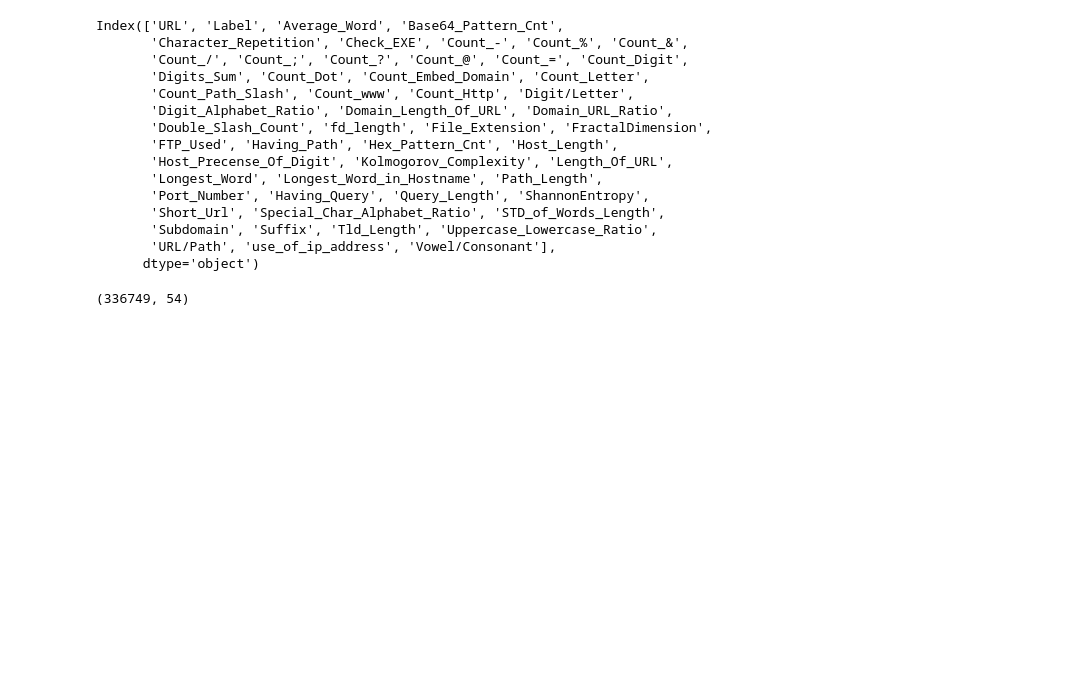
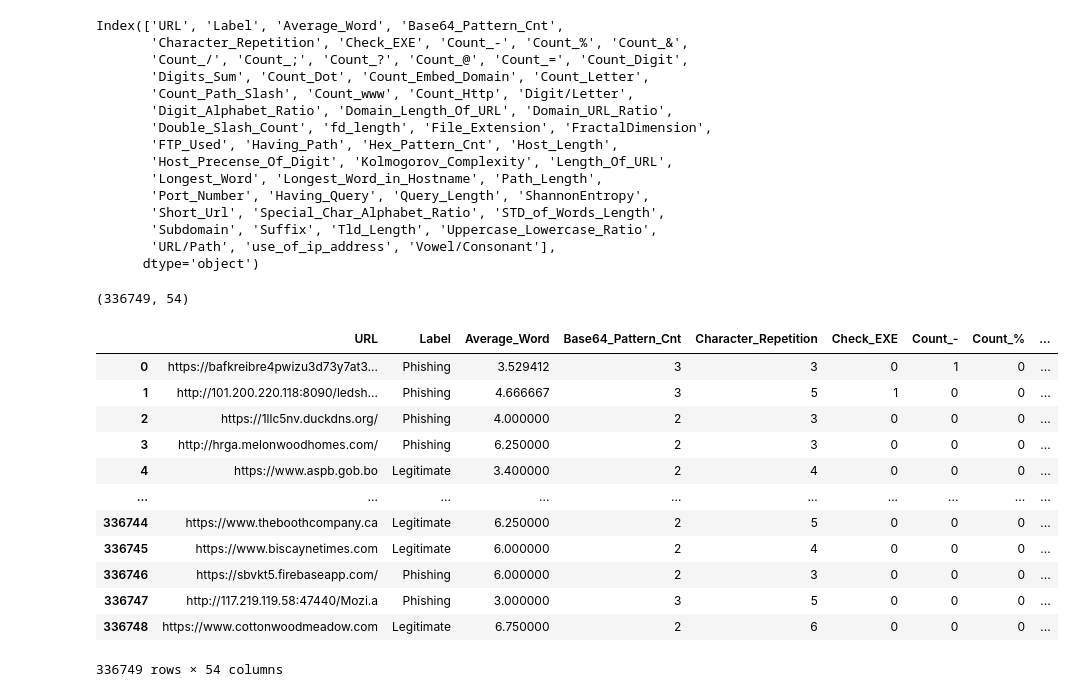
Before and after one commit to mmeliht/URL-Phishing-Detection, a Jupyter notebook: 1_feature_extract.ipynb, the cells around one changed output. Cells and saved outputs as stored; diff of their text form; code cells hidden in the pictures; blank space fills up the shorter version.

```diff
--- a/1_feature_extract.ipynb
+++ b/1_feature_extract.ipynb
@@ -279,3 +279,19 @@ Index(['URL', 'Label', 'Average_Word', 'Base64_Pattern_Cnt',
 df_extracted_feature.shape
 # %% [output]
 (336749, 54)
+# %%
+df_extracted_feature
+# %% [output]
+|  | URL | Label | Average_Word | Base64_Pattern_Cnt | Character_Repetition | Check_EXE | Count_- | Count_% | ... |
+| 0 | https://bafkreibre4pwizu3d73y7at3... | Phishing | 3.529412 | 3 | 3 | 0 | 1 | 0 | ... |
+| 1 | http://101.200.220.118:8090/ledsh... | Phishing | 4.666667 | 3 | 5 | 1 | 0 | 0 | ... |
+| 2 | https://1llc5nv.duckdns.org/ | Phishing | 4.000000 | 2 | 3 | 0 | 0 | 0 | ... |
+| 3 | http://hrga.melonwoodhomes.com/ | Phishing | 6.250000 | 2 | 3 | 0 | 0 | 0 | ... |
+| 4 | https://www.aspb.gob.bo | Legitimate | 3.400000 | 2 | 4 | 0 | 0 | 0 | ... |
+| ... | ... | ... | ... | ... | ... | ... | ... | ... | ... |
+| 336744 | https://www.theboothcompany.ca | Legitimate | 6.250000 | 2 | 5 | 0 | 0 | 0 | ... |
+| 336745 | https://www.biscaynetimes.com | Legitimate | 6.000000 | 2 | 4 | 0 | 0 | 0 | ... |
+| 336746 | https://sbvkt5.firebaseapp.com/ | Phishing | 6.000000 | 2 | 3 | 0 | 0 | 0 | ... |
+| 336747 | http://117.219.119.58:47440/Mozi.a | Phishing | 3.000000 | 3 | 5 | 0 | 0 | 0 | ... |
+| 336748 | https://www.cottonwoodmeadow.com | Legitimate | 6.750000 | 2 | 6 | 0 | 0 | 0 | ... |
+336749 rows × 54 columns
```
Also changed, not shown: parts of 2 cells of this notebook, 5 other files.
